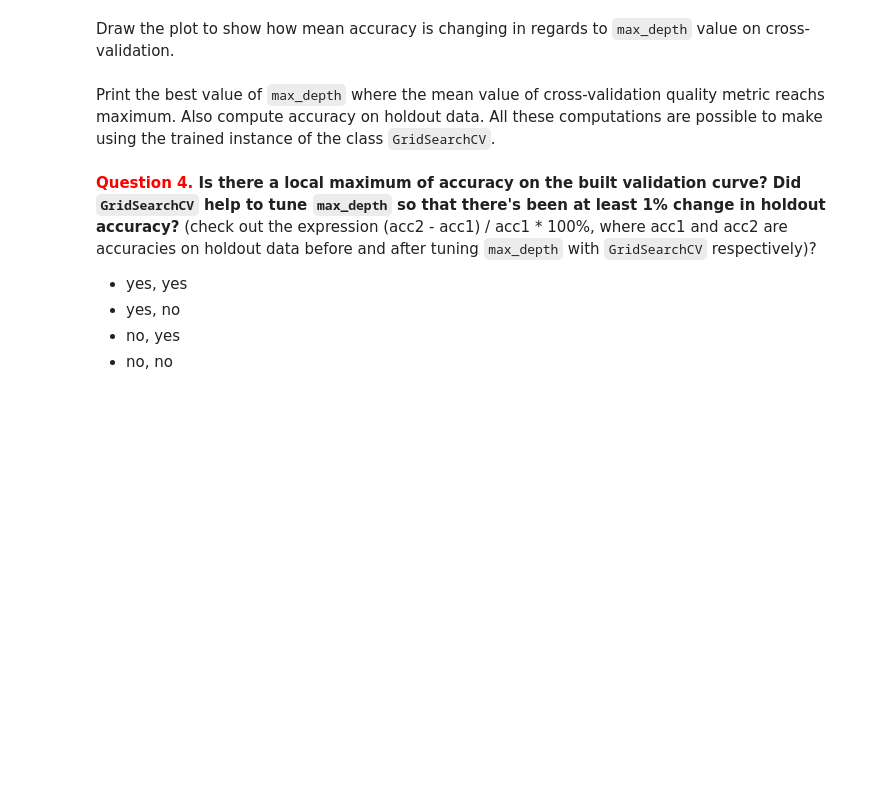
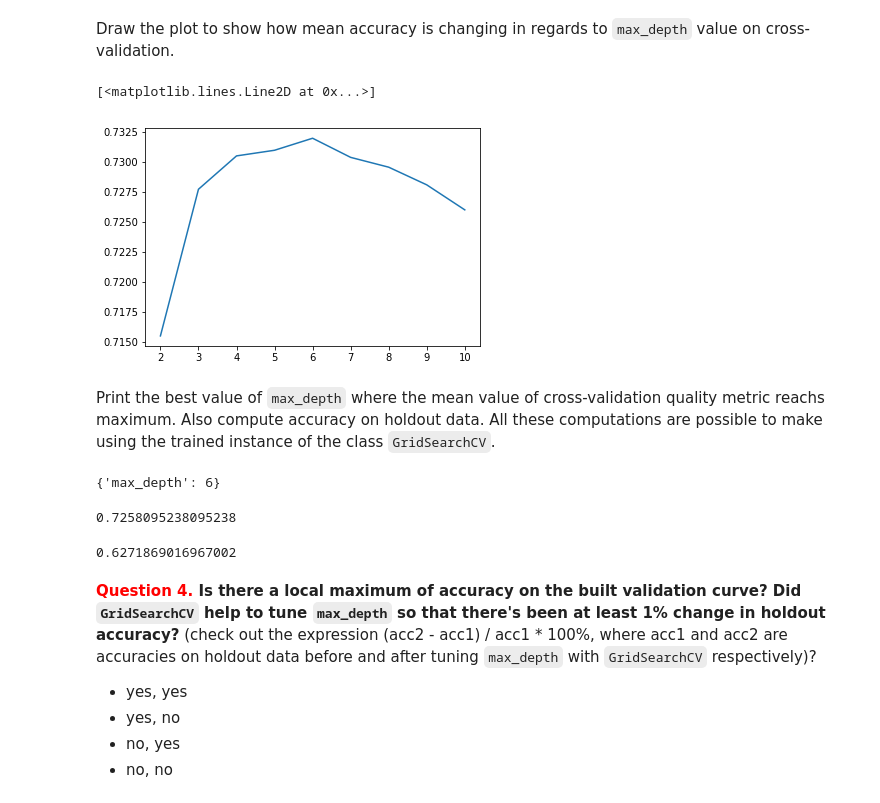
Before and after one commit to eignatenkov/mlcourse.ai, a Jupyter notebook: jupyter_english/assignments_fall2018/assignment3_decision_trees.ipynb, the cells around one changed output. Saved outputs shown, nothing was run; the diff lists cells and outputs as text; code cells hidden in the pictures; blank space fills up the shorter version.

```diff
--- a/jupyter_english/assignments_fall2018/assignment3_decision_trees.ipynb
+++ b/jupyter_english/assignments_fall2018/assignment3_decision_trees.ipynb
@@ -148,7 +158,10 @@ Transform the features: create "age in years" (full age) and also create 3 binar
 # %% [markdown]
 Split data into train and holdout parts in the proportion of 7/3 using `sklearn.model_selection.train_test_split` with `random_state=17`.
+# %%
+y = df.cardio
+df.drop('cardio', axis=1, inplace=True)
 # %%
 # You code here
-# X_train, X_valid, y_train, y_valid = ...
+X_train, X_valid, y_train, y_valid = train_test_split(df, y, train_size=0.7, random_state=17)
 # %% [markdown]
 Train the decision tree on the dataset `(X_train, y_train)` with max depth equals to 3 and `random_state=17`. Plot this tree with `sklearn.tree.export_graphviz`, `dot` and `pydot`. You don't need to use quotes in the file names in order to make it work in a jupyter notebook. The commands starting from the exclamation mark are terminal commands that are usually run in terminal/command line.
@@ -156,0 +168,4 @@ Train the decision tree on the dataset `(X_train, y_train)` with max depth equal
+# %%
+# You code here
+clf = DecisionTreeClassifier(max_depth=3, random_state=17)
+clf.fit(X_train, y_train)
@@ -169,4 +208,7 @@ Set up the depth of the tree using cross-validation on the dataset `(X_train, y_
 # %%
 tree_params = {'max_depth': list(range(2, 11))}
 
-tree_grid = GridSearchCV # You code here
+tree_grid = GridSearchCV(clf, tree_params, cv=5, n_jobs=-1, scoring='accuracy', return_train_score=True,
+verbose=True)
+
+tree_grid.fit(X_train, y_train)
@@ -174,10 +232,25 @@ tree_grid = GridSearchCV # You code here
 Draw the plot to show how mean accuracy is changing in regards to `max_depth` value on cross-validation.
 # %%
 # You code here
+plt.plot(tree_params['max_depth'], tree_grid.cv_results_['mean_test_score'])
+# %% [output]
+[<matplotlib.lines.Line2D at 0x...>]
+[figure, added]
 # %% [markdown]
 Print the best value of `max_depth` where the mean value of cross-validation quality metric reachs maximum. Also compute accuracy on holdout data. All these computations are possible to make using the trained instance of the class `GridSearchCV`.
 # %%
 # You code here
+tree_grid.best_params_
+# %% [output]
+{'max_depth': 6}
+# %%
+accuracy_score(y_valid, tree_grid.predict(X_valid))
+# %% [output]
+0.7258095238095238
+# %%
+(accuracy_score(y_valid, tree_grid.predict(X_valid)) - accuracy_score(y_valid, y_pred)) / accuracy_score(y_valid, y_pred) * 100
+# %% [output]
+0.6271869016967002
 # %% [markdown]
 **<font color='red'>Question 4.</font> Is there a local maximum of accuracy on the built validation curve? Did `GridSearchCV` help to tune `max_depth` so that there's been at least 1% change in holdout accuracy?**
 (check out the expression (acc2 - acc1) / acc1 * 100%, where acc1 and acc2 are accuracies on holdout data before and after tuning `max_depth` with `GridSearchCV` respectively)?
```
Also changed, not shown: parts of 18 cells of this notebook.
